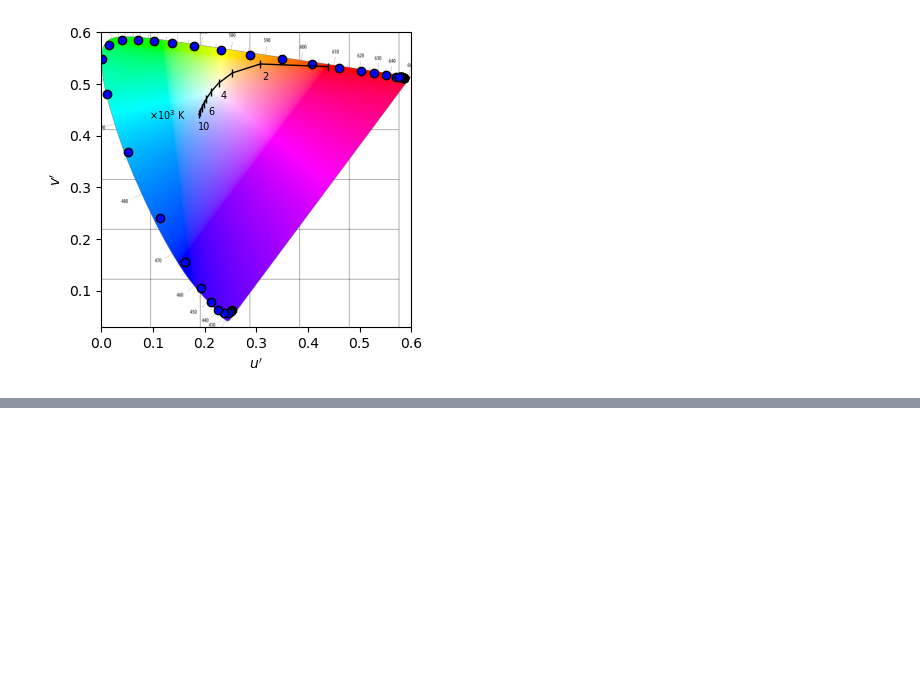
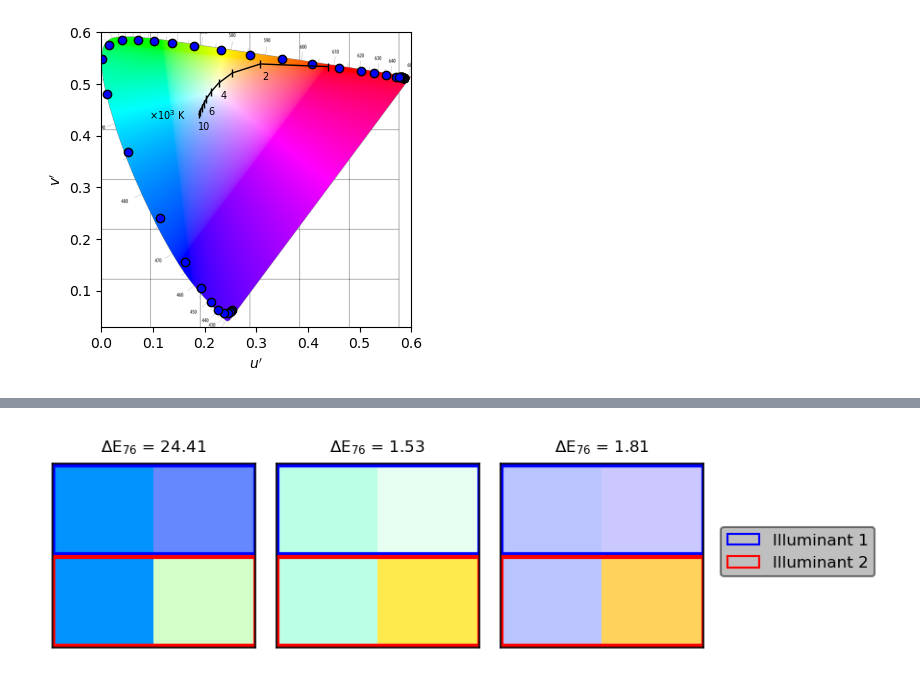
Before and after one commit to npcrmns/App-Physics-167, a Jupyter notebook: [6] Color Imaging/Color Imaging.ipynb, the cells around one changed output, grey strips where cells are left out. Saved outputs shown, nothing was run; the diff lists cells and outputs as text; code cells hidden in the pictures; blank space fills up the shorter version.

```diff
--- a/[6] Color Imaging/Color Imaging.ipynb
+++ b/[6] Color Imaging/Color Imaging.ipynb
@@ -257,0 +386,4 @@ munsell_coords = pd.DataFrame(munsell_data["C"])
+# %%
+Munsell_Comparison([red, green, blue], D65, LED[:,8], [360, 720, 1080])
+# %% [output]
+[figure, added]
```
Also changed, not shown: parts of 28 cells of this notebook, 3 other files.
